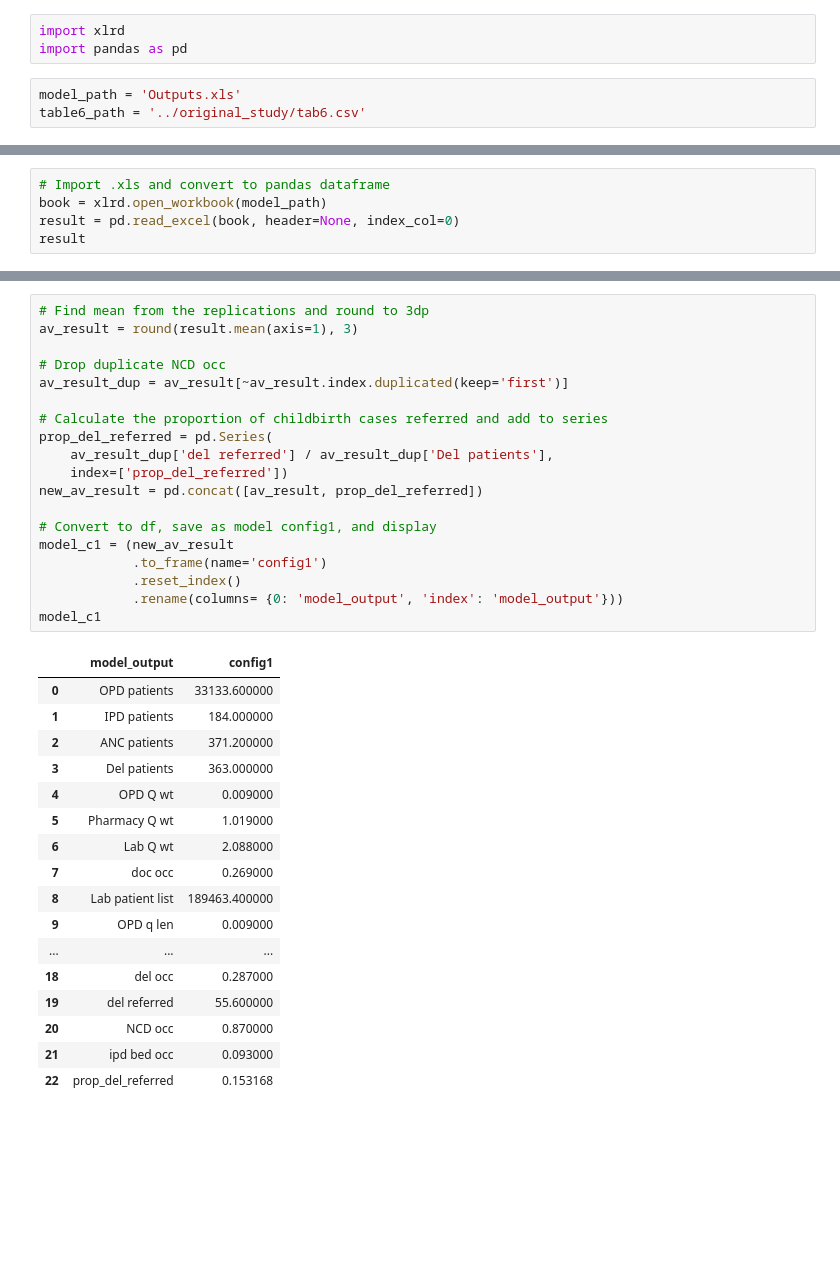
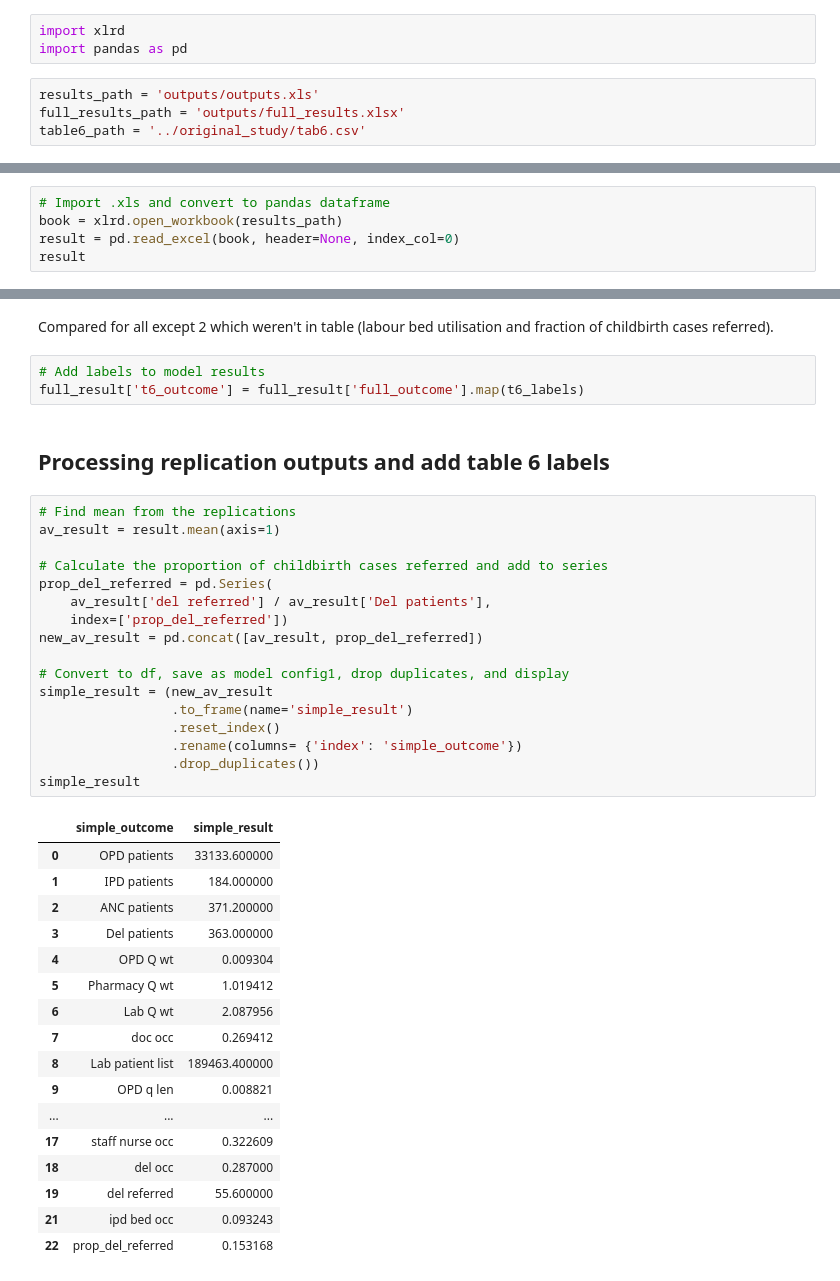
Before and after one commit to pythonhealthdatascience/stars-reproduce-shoaib-2022, a Jupyter notebook: reproduction/reproduce.ipynb, the cells around one changed output, grey strips where cells are left out. Cells and saved outputs as stored; diff of their text form; blank space fills up the shorter version.

Commit message:
feat(reproduction): :sparkles: compare alternative spreadsheets output by model

```diff
--- a/reproduction/reproduce.ipynb
+++ b/reproduction/reproduce.ipynb
@@ -8,5 +10,6 @@ Table 6 results are from Shoaib M, Ramamohan V. **Simulation modeling and analys
 import xlrd
 import pandas as pd
 # %%
-model_path = 'Outputs.xls'
+results_path = 'outputs/outputs.xls'
+full_results_path = 'outputs/full_results.xlsx'
 table6_path = '../original_study/tab6.csv'
@@ -13,6 +18,6 @@ table6_path = '../original_study/tab6.csv'
 # %%
 # Import .xls and convert to pandas dataframe
-book = xlrd.open_workbook(model_path)
+book = xlrd.open_workbook(results_path)
 result = pd.read_excel(book, header=None, index_col=0)
 result
 # %% [output]
@@ -37,37 +110,42 @@ result
+# %% [markdown]
+Compared for all except 2 which weren't in table (labour bed utilisation and fraction of childbirth cases referred).
+# %%
+# Add labels to model results
+full_result['t6_outcome'] = full_result['full_outcome'].map(t6_labels)
+# %% [markdown]
+## Processing replication outputs and add table 6 labels
 # %%
-# Find mean from the replications and round to 3dp
-av_result = round(result.mean(axis=1), 3)
-
-# Drop duplicate NCD occ
-av_result_dup = av_result[~av_result.index.duplicated(keep='first')]
+# Find mean from the replications
+av_result = result.mean(axis=1)
 
 # Calculate the proportion of childbirth cases referred and add to series
 prop_del_referred = pd.Series(
-    av_result_dup['del referred'] / av_result_dup['Del patients'],
+    av_result['del referred'] / av_result['Del patients'],
     index=['prop_del_referred'])
 new_av_result = pd.concat([av_result, prop_del_referred])
 
-# Convert to df, save as model config1, and display
-model_c1 = (new_av_result
-            .to_frame(name='config1')
-            .reset_index()
-            .rename(columns= {0: 'model_output', 'index': 'model_output'}))
-model_c1
+# Convert to df, save as model config1, drop duplicates, and display
+simple_result = (new_av_result
+                 .to_frame(name='simple_result')
+                 .reset_index()
+                 .rename(columns= {'index': 'simple_outcome'})
+                 .drop_duplicates())
+simple_result
 # %% [output]
-|  | model_output | config1 |
+|  | simple_outcome | simple_result |
 | 0 | OPD patients | 33133.600000 |
 | 1 | IPD patients | 184.000000 |
 | 2 | ANC patients | 371.200000 |
 | 3 | Del patients | 363.000000 |
-| 4 | OPD Q wt | 0.009000 |
-| 5 | Pharmacy Q wt | 1.019000 |
-| 6 | Lab Q wt | 2.088000 |
-| 7 | doc occ | 0.269000 |
+| 4 | OPD Q wt | 0.009304 |
+| 5 | Pharmacy Q wt | 1.019412 |
+| 6 | Lab Q wt | 2.087956 |
+| 7 | doc occ | 0.269412 |
 | 8 | Lab patient list | 189463.400000 |
-| 9 | OPD q len | 0.009000 |
+| 9 | OPD q len | 0.008821 |
 | ... | ... | ... |
+| 17 | staff nurse occ | 0.322609 |
 | 18 | del occ | 0.287000 |
 | 19 | del referred | 55.600000 |
-| 20 | NCD occ | 0.870000 |
-| 21 | ipd bed occ | 0.093000 |
+| 21 | ipd bed occ | 0.093243 |
 | 22 | prop_del_referred | 0.153168 |
```
Also changed, not shown: parts of 14 cells of this notebook, 4 other files.
